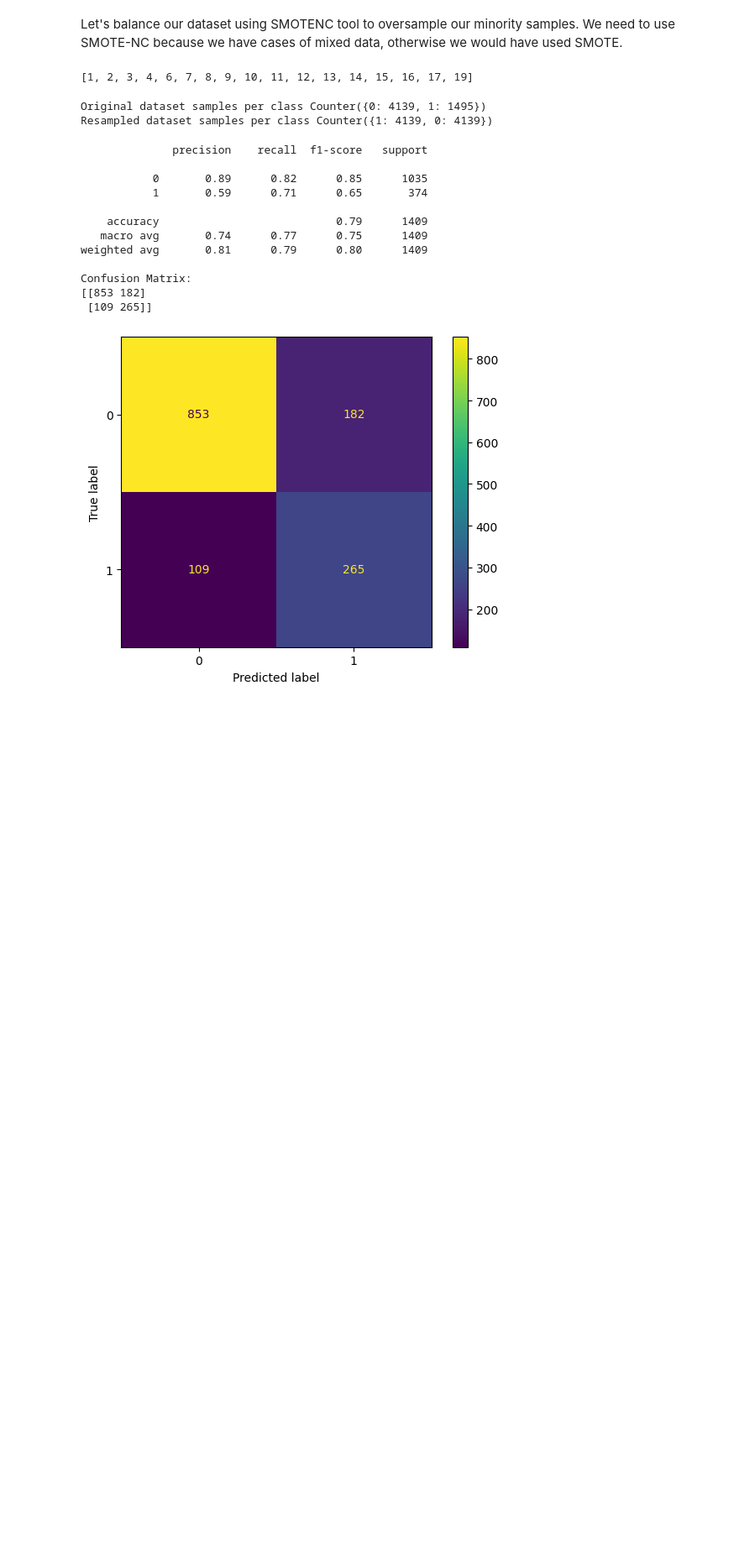
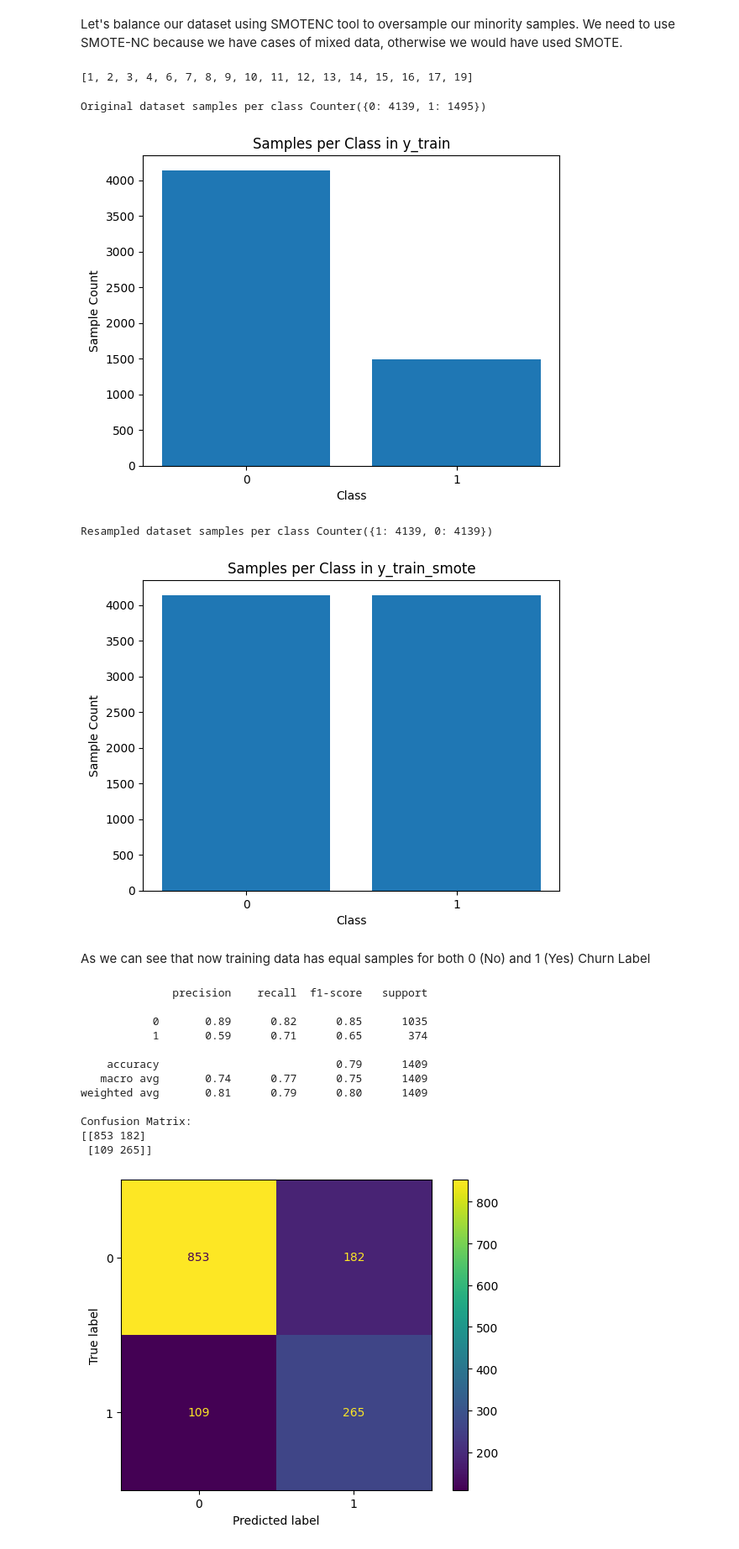
Before and after one commit to arunattri26/MSDS, a Jupyter notebook: DTSA_5509_Introduction_to_Machine_Learning/FinalProject/FinalProject.ipynb, the cells around one changed output. Shown at 84% size. Drawn from its saved outputs; the diff is of its cells as text; code cells hidden in the pictures; blank space fills up the shorter version.

```diff
--- a/DTSA_5509_Introduction_to_Machine_Learning/FinalProject/FinalProject.ipynb
+++ b/DTSA_5509_Introduction_to_Machine_Learning/FinalProject/FinalProject.ipynb
@@ -837,13 +837,44 @@ print(column_indices)
 # %%
 # Create the SMOTE object and specify the sampling strategy
 smotenc = SMOTENC(column_indices,random_state = 101)
 # Apply SMOTE to the training data
 print(f'Original dataset samples per class {Counter(y_train)}')
+# Count the occurrences of each class in y_train
+class_counts = Counter(y_train)
+
+# Extract class labels and corresponding sample counts
+labels = ['0', '1']
+counts = [class_counts[0], class_counts[1]]
+
+# Plotting the bar plot
+plt.bar(labels, counts)
+plt.xlabel('Class')
+plt.ylabel('Sample Count')
+plt.title('Samples per Class in y_train')
+plt.show()
+
 X_train_smote, y_train_smote = smotenc.fit_resample(X_train, y_train)
 print(f'Resampled dataset samples per class {Counter(y_train_smote)}')
+# Count the occurrences of each class in y_train_smote
+class_counts = Counter(y_train_smote)
+
+# Extract class labels and corresponding sample counts
+labels = ['0', '1']
+counts = [class_counts[0], class_counts[1]]
+
+# Plotting the bar plot
+plt.bar(labels, counts)
+plt.xlabel('Class')
+plt.ylabel('Sample Count')
+plt.title('Samples per Class in y_train_smote')
+plt.show()
 # %% [output]
 Original dataset samples per class Counter({0: 4139, 1: 1495})
-Resampled dataset samples per class Counter({1: 4139, 0: 4139})
+[figure, added]
+Resampled dataset samples per class Counter({1: 4139, 0: 4139})
+[figure, added]
+# %% [markdown]
+As we can see that now training data has equal samples for both 0 (No) and 1 (Yes) Churn Label
 # %%
 gb_model_smote = GradientBoostingClassifier()
 gb_grid_smote = GridSearchCV(gb_model_smote, parameters, cv=5)
```
Also changed, not shown: parts of 6 cells of this notebook.
